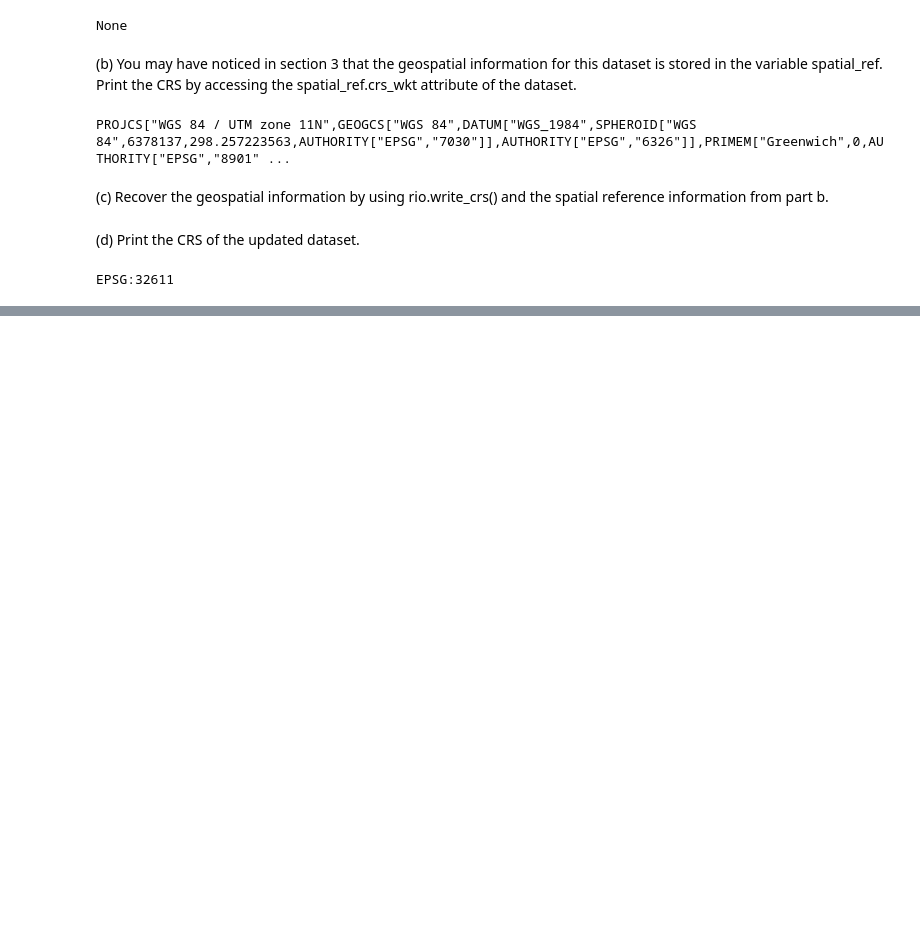
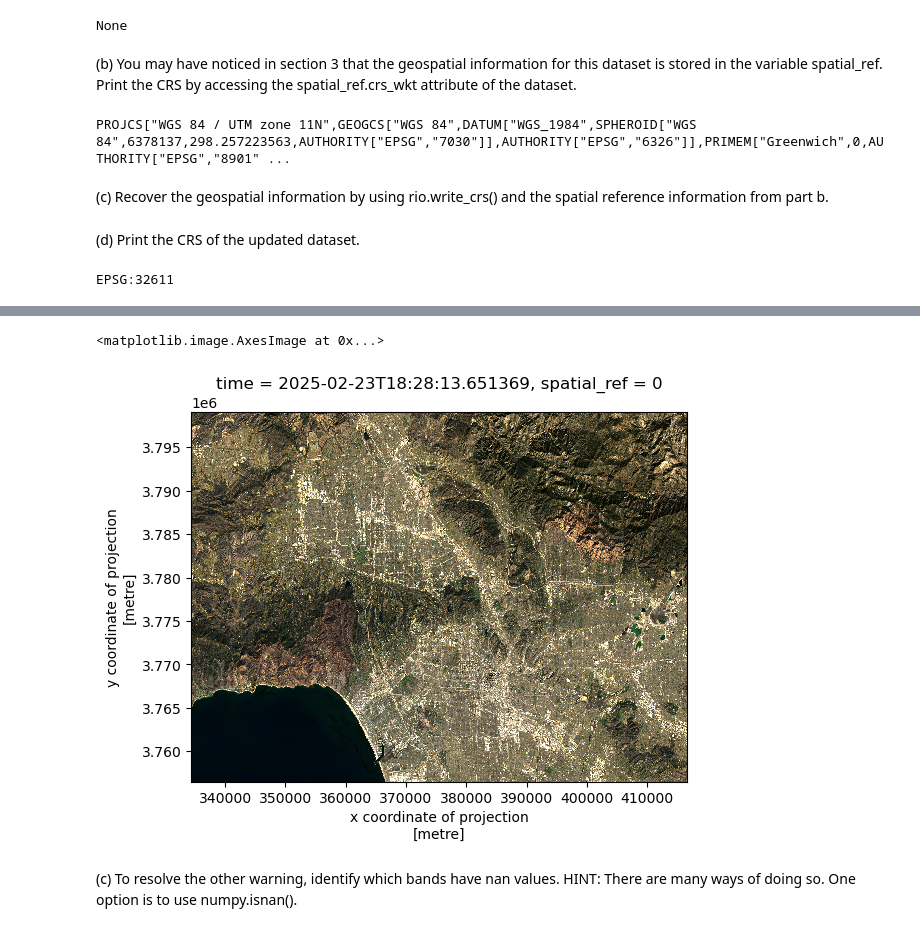
Before and after one commit to katefrankland/eds220-hwk4, a Jupyter notebook: hwk4.ipynb, the cells around one changed output, grey strips where cells are left out. Cells and saved outputs as stored; diff of their text form; code cells hidden in the pictures; blank space fills up the shorter version.

```diff
--- a/hwk4.ipynb
+++ b/hwk4.ipynb
@@ -107,0 +134,11 @@ EPSG:32611
+# %%
+landsat[['red', 'green', 'blue']].to_dataarray(dim='band').plot.imshow(
+    x = 'x',
+    y = 'y',
+    rgb = 'band',
+    robust = 'True')
+# %% [output]
+<matplotlib.image.AxesImage at 0x...>
+[figure, added]
+# %% [markdown]
+(c) To resolve the other warning, identify which bands have nan values. HINT: There are many ways of doing so. One option is to use numpy.isnan().
```
Also changed, not shown: parts of 24 cells of this notebook, 13 other files.
